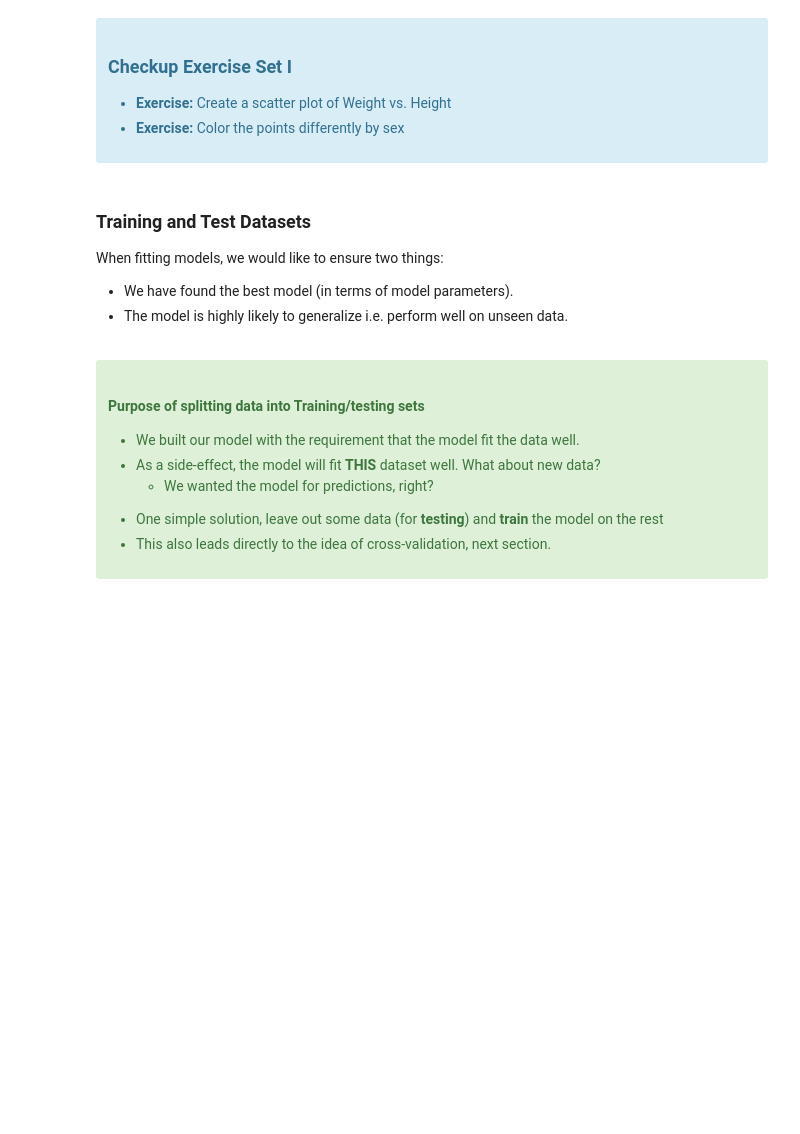
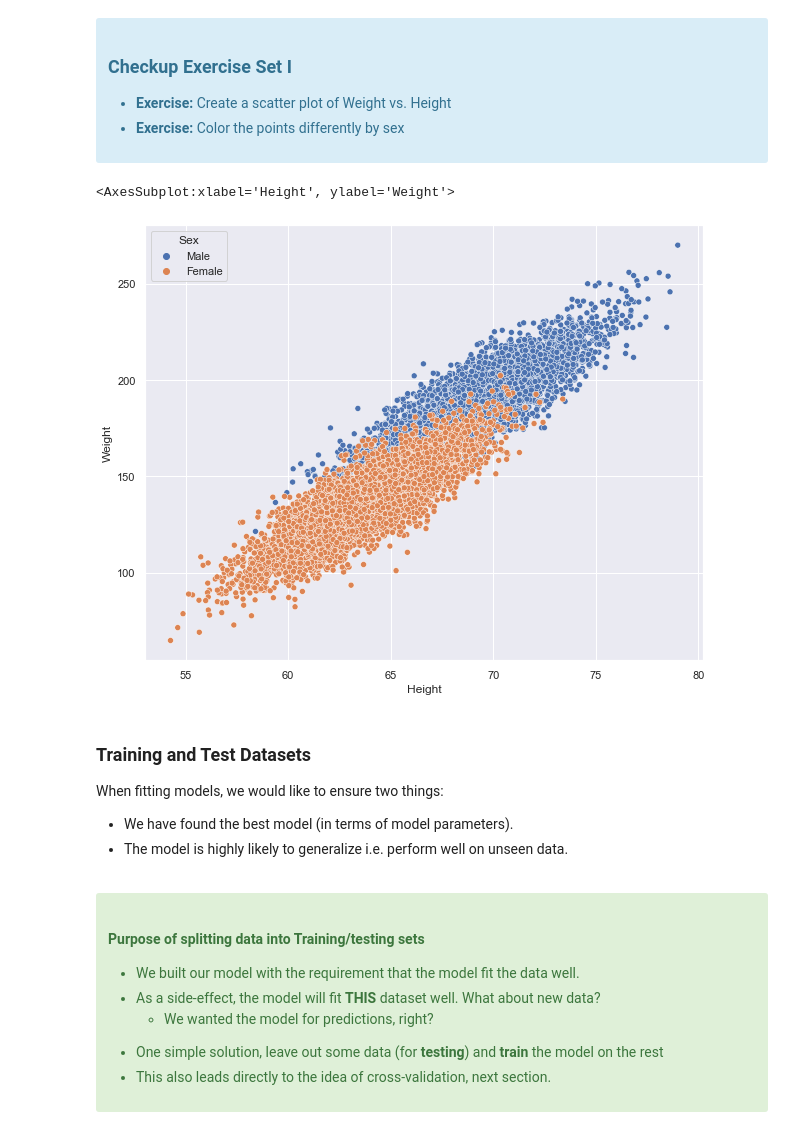
Before and after one commit to JaredBarnes6/Springboard, a Jupyter notebook: Logistic Regression Advanced Case Study.ipynb, the cells around one changed output. Saved outputs shown, nothing was run; the diff lists cells and outputs as text; code cells hidden in the pictures; blank space fills up the shorter version.

```diff
--- a/Logistic Regression Advanced Case Study.ipynb
+++ b/Logistic Regression Advanced Case Study.ipynb
@@ -125,3 +123,9 @@ with the "response" or "label" $y$ as a plain array of 0s and 1s for binary clas
+# %%
+# your turn
+sns.scatterplot(data=dflog, y="Weight", x="Height", hue="Sex")
+# %% [output]
+<AxesSubplot:xlabel='Height', ylabel='Weight'>
+[figure, added]
 # %% [markdown]
 ### Training and Test Datasets
 
```
Also changed, not shown: parts of 6 cells of this notebook.
